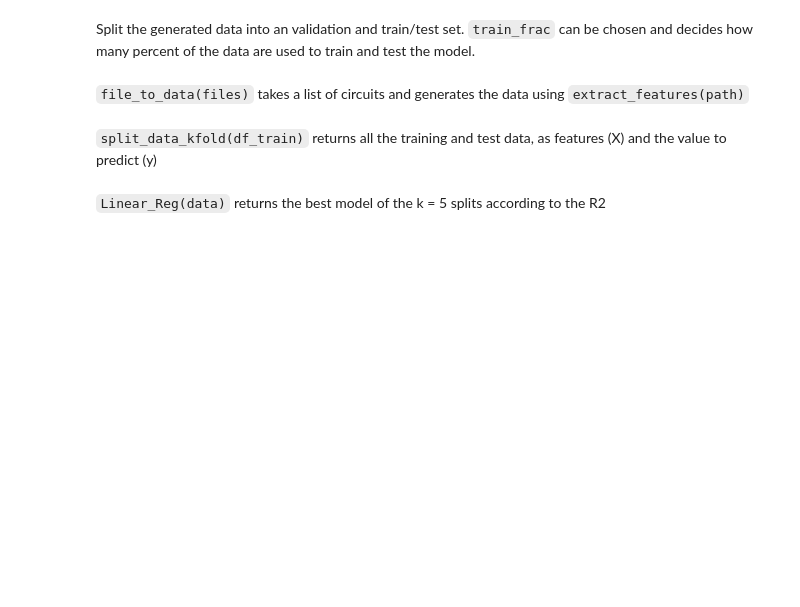
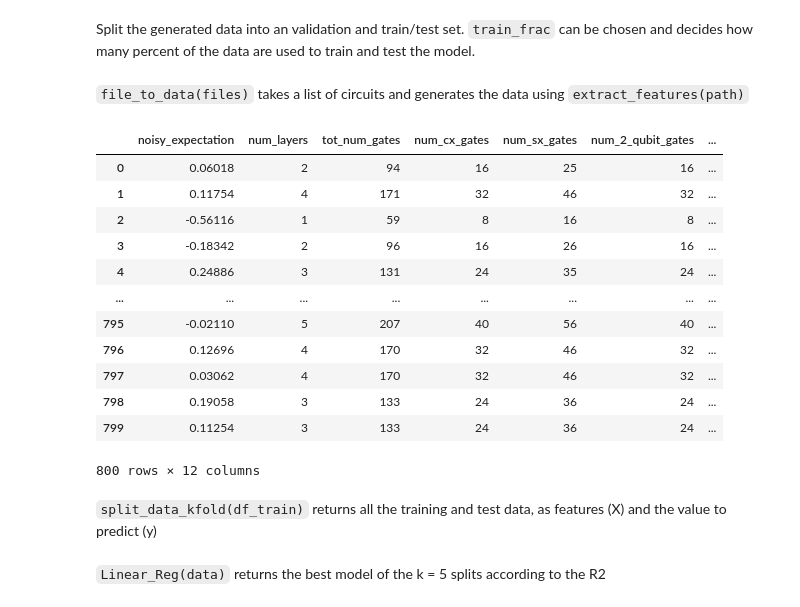
Before and after one commit to prachisharma21/ML_4_QEM, a Jupyter notebook: dataset.ipynb, the cells around one changed output. Drawn from its saved outputs; the diff is of its cells as text; code cells hidden in the pictures; blank space fills up the shorter version.

```diff
--- a/dataset.ipynb
+++ b/dataset.ipynb
@@ -111,6 +190,22 @@ def file_to_data(files):
 
 df_eval = file_to_data(files_eval)
 df_train = file_to_data(files_train)
+# %%
+df_train
+# %% [output]
+|  | noisy_expectation | num_layers | tot_num_gates | num_cx_gates | num_sx_gates | num_2_qubit_gates | ... |
+| 0 | 0.06018 | 2 | 94 | 16 | 25 | 16 | ... |
+| 1 | 0.11754 | 4 | 171 | 32 | 46 | 32 | ... |
+| 2 | -0.56116 | 1 | 59 | 8 | 16 | 8 | ... |
+| 3 | -0.18342 | 2 | 96 | 16 | 26 | 16 | ... |
+| 4 | 0.24886 | 3 | 131 | 24 | 35 | 24 | ... |
+| ... | ... | ... | ... | ... | ... | ... | ... |
+| 795 | -0.02110 | 5 | 207 | 40 | 56 | 40 | ... |
+| 796 | 0.12696 | 4 | 170 | 32 | 46 | 32 | ... |
+| 797 | 0.03062 | 4 | 170 | 32 | 46 | 32 | ... |
+| 798 | 0.19058 | 3 | 133 | 24 | 36 | 24 | ... |
+| 799 | 0.11254 | 3 | 133 | 24 | 36 | 24 | ... |
+800 rows × 12 columns
 # %% [markdown]
 `split_data_kfold(df_train)` returns all the training and test data, as features (X) and the value to predict (y)
 # %%
```
Also changed, not shown: parts of 12 cells of this notebook, 1 other file.
